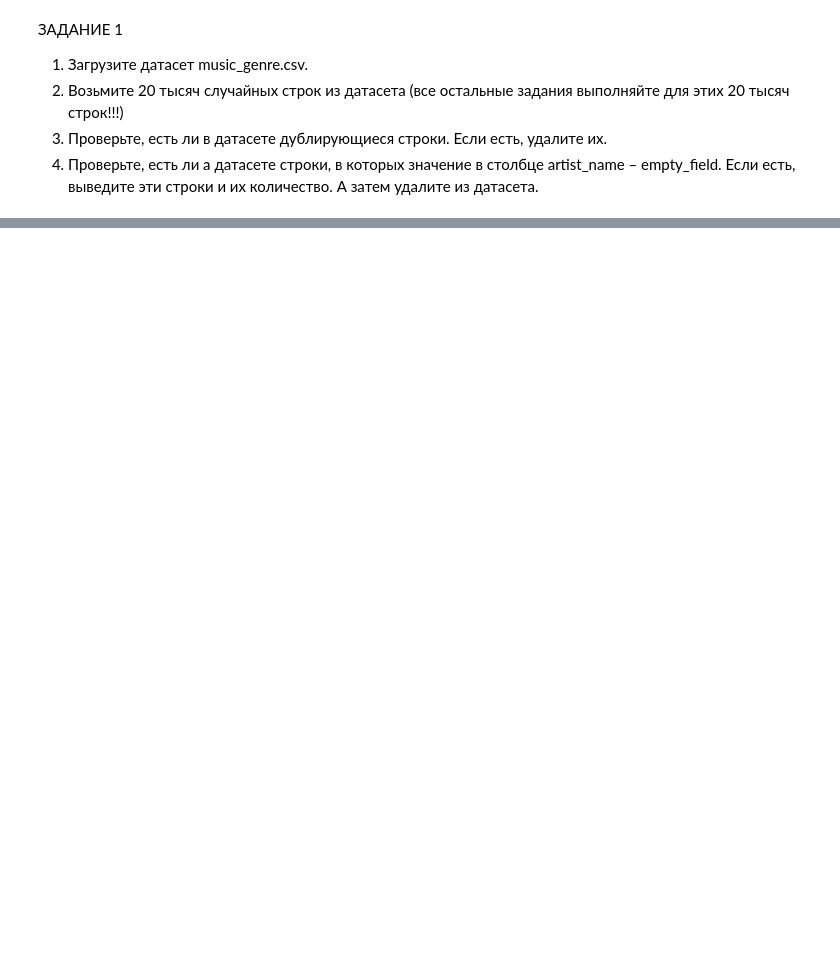
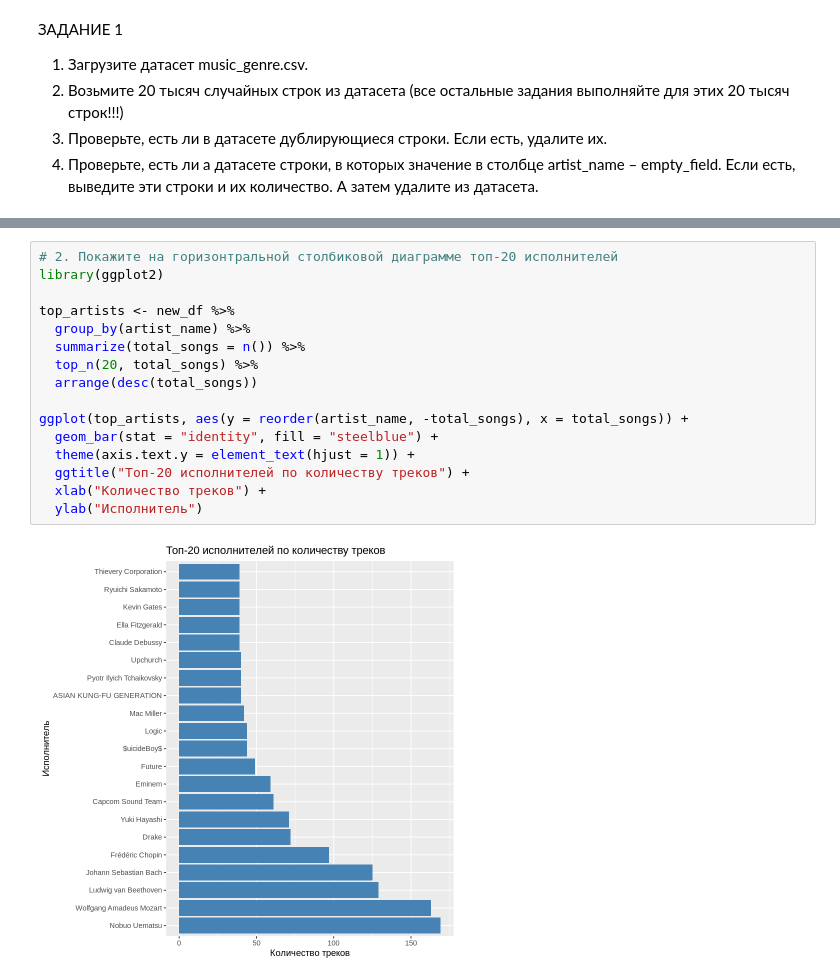
Before and after one commit to Daria13-gif/cs102, a Jupyter notebook: Untitled0.ipynb, the cells around one changed output, grey strips where cells are left out. Drawn from its saved outputs; the diff is of its cells as text; blank space fills up the shorter version.

```diff
--- a/Untitled0.ipynb
+++ b/Untitled0.ipynb
@@ -45,0 +142,18 @@ A data.frame: 18978 × 18
+# %%
+# 2. Покажите на горизонтральной столбиковой диаграмме топ-20 исполнителей
+library(ggplot2)
+
+top_artists <- new_df %>%
+  group_by(artist_name) %>%
+  summarize(total_songs = n()) %>%
+  top_n(20, total_songs) %>%
+  arrange(desc(total_songs))
+
+ggplot(top_artists, aes(y = reorder(artist_name, -total_songs), x = total_songs)) +
+  geom_bar(stat = "identity", fill = "steelblue") +
+  theme(axis.text.y = element_text(hjust = 1)) +
+  ggtitle("Топ-20 исполнителей по количеству треков") +
+  xlab("Количество треков") +
+  ylab("Исполнитель")
+# %% [output]
+[figure, added]
```
Also changed, not shown: parts of 18 cells of this notebook.
